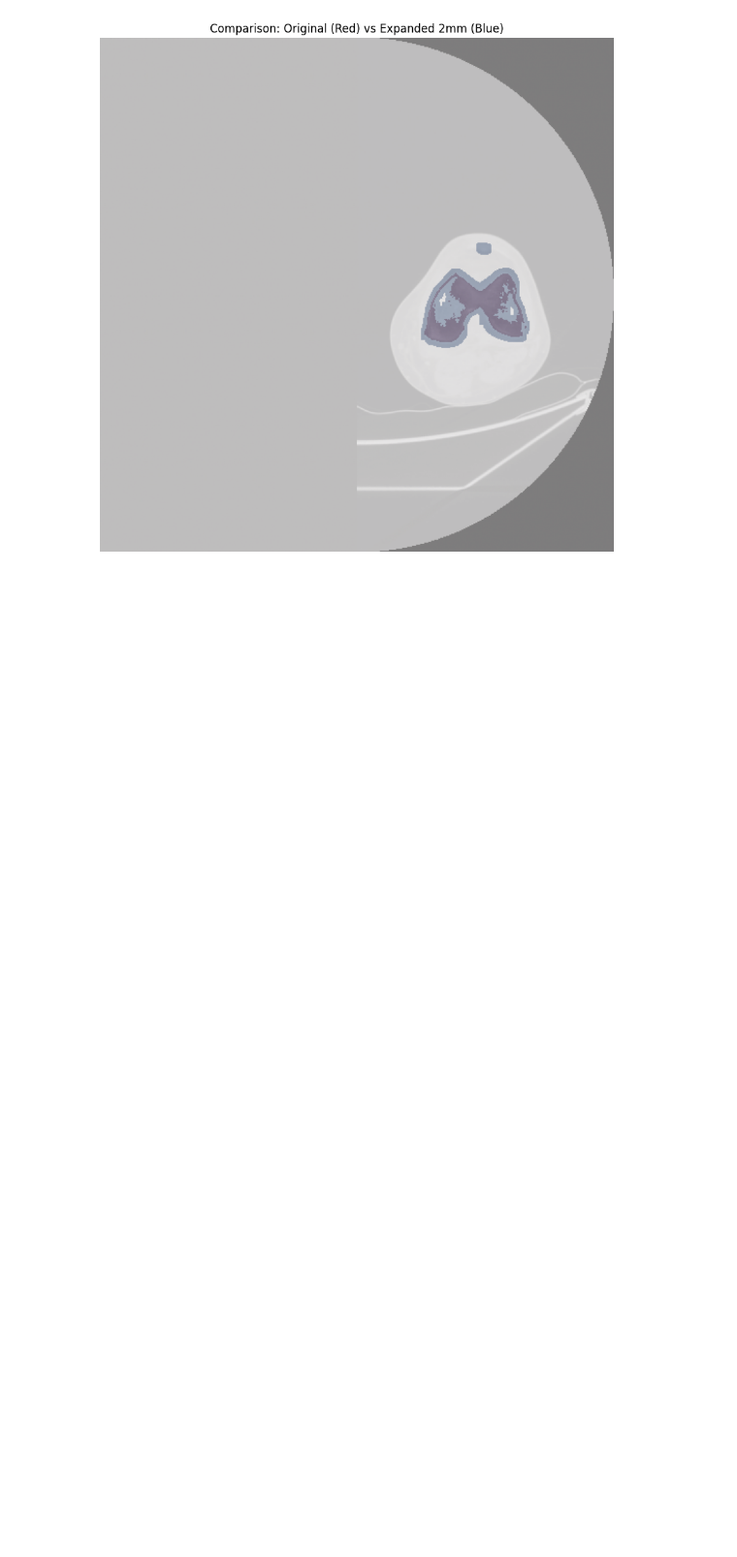
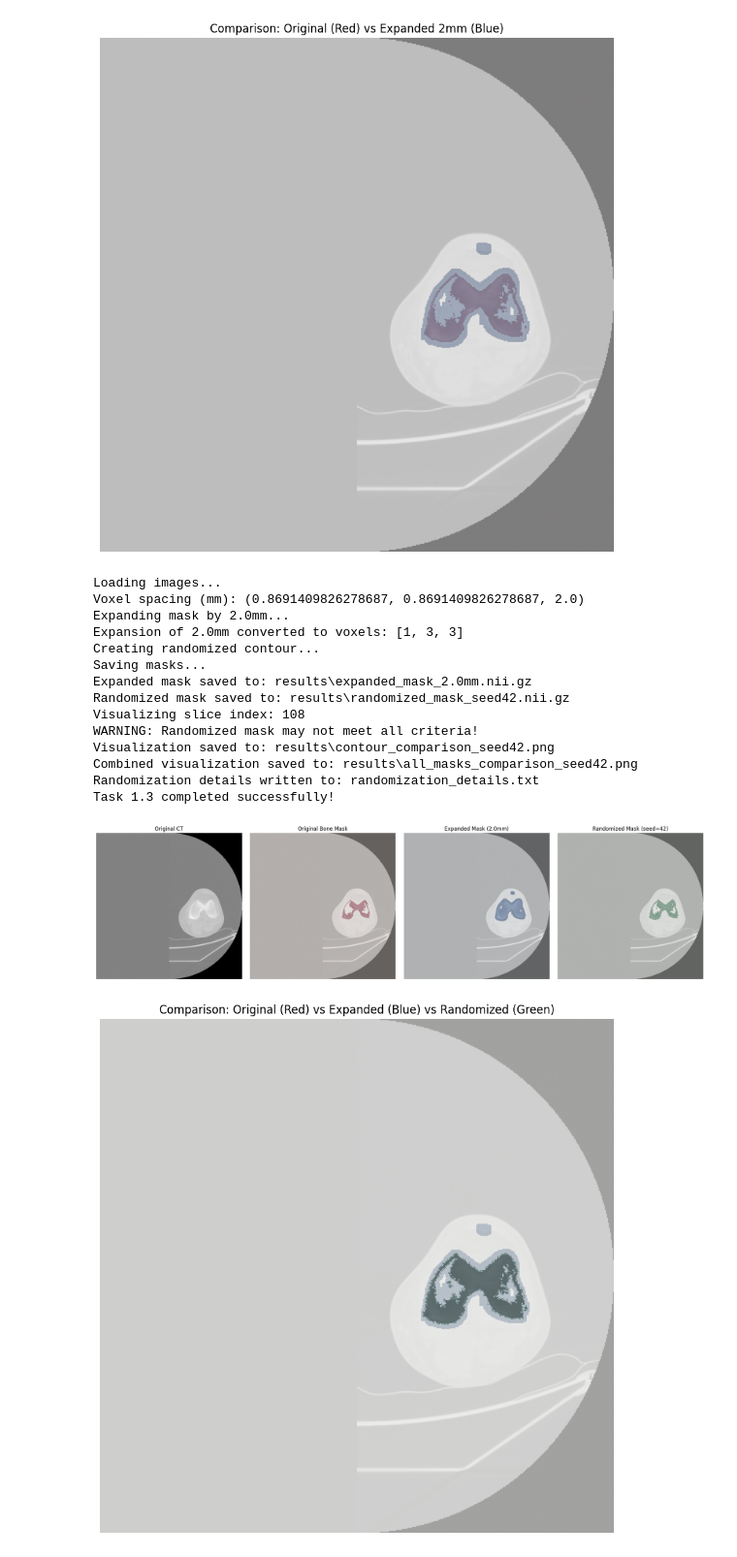
Before and after one commit to Ishusneha/Naami_Assignments, a Jupyter notebook: notebooks/full_pipeline_demo.ipynb, the cells around one changed output. Shown at 97% size. Drawn from its saved outputs; the diff is of its cells as text; code cells hidden in the pictures; blank space fills up the shorter version.

Commit message:
task3_randomized_mask

```diff
--- a/notebooks/full_pipeline_demo.ipynb
+++ b/notebooks/full_pipeline_demo.ipynb
@@ -275,3 +278,11 @@ Comparison visualization saved to: results\expansion_comparison_2mm.png
 Expansion details written to: expansion_details.txt
 Task 1.2 completed successfully!
 [figure]
+# %%
+# --- CONFIGURATION ---
+CT_PATH = "../left_knee.nii.gz"
+MASK_PATH = "masks/original_mask.nii.gz"
+MAX_EXPANSION_MM = 2.0  # Maximum expansion parameter (2mm)
+RANDOM_SEED = 42        # Random seed parameter for reproducibility
+RESULT_DIR = "results"
+os.makedirs(RESULT_DIR, exist_ok=True)
@@ -277,0 +509,20 @@ Task 1.2 completed successfully!
+# %%
+if __name__ == "__main__":
+    main()
+# %% [output]
+Loading images...
+Voxel spacing (mm): (0.8691409826278687, 0.8691409826278687, 2.0)
+Expanding mask by 2.0mm...
+Expansion of 2.0mm converted to voxels: [1, 3, 3]
+Creating randomized contour...
+Saving masks...
+Expanded mask saved to: results\expanded_mask_2.0mm.nii.gz
+Randomized mask saved to: results\randomized_mask_seed42.nii.gz
+Visualizing slice index: 108
+WARNING: Randomized mask may not meet all criteria!
+Visualization saved to: results\contour_comparison_seed42.png
+Combined visualization saved to: results\all_masks_comparison_seed42.png
+Randomization details written to: randomization_details.txt
+Task 1.3 completed successfully!
+[figure, added]
+[figure, added]
```
Also changed, not shown: parts of 3 cells of this notebook, 1 other file.
